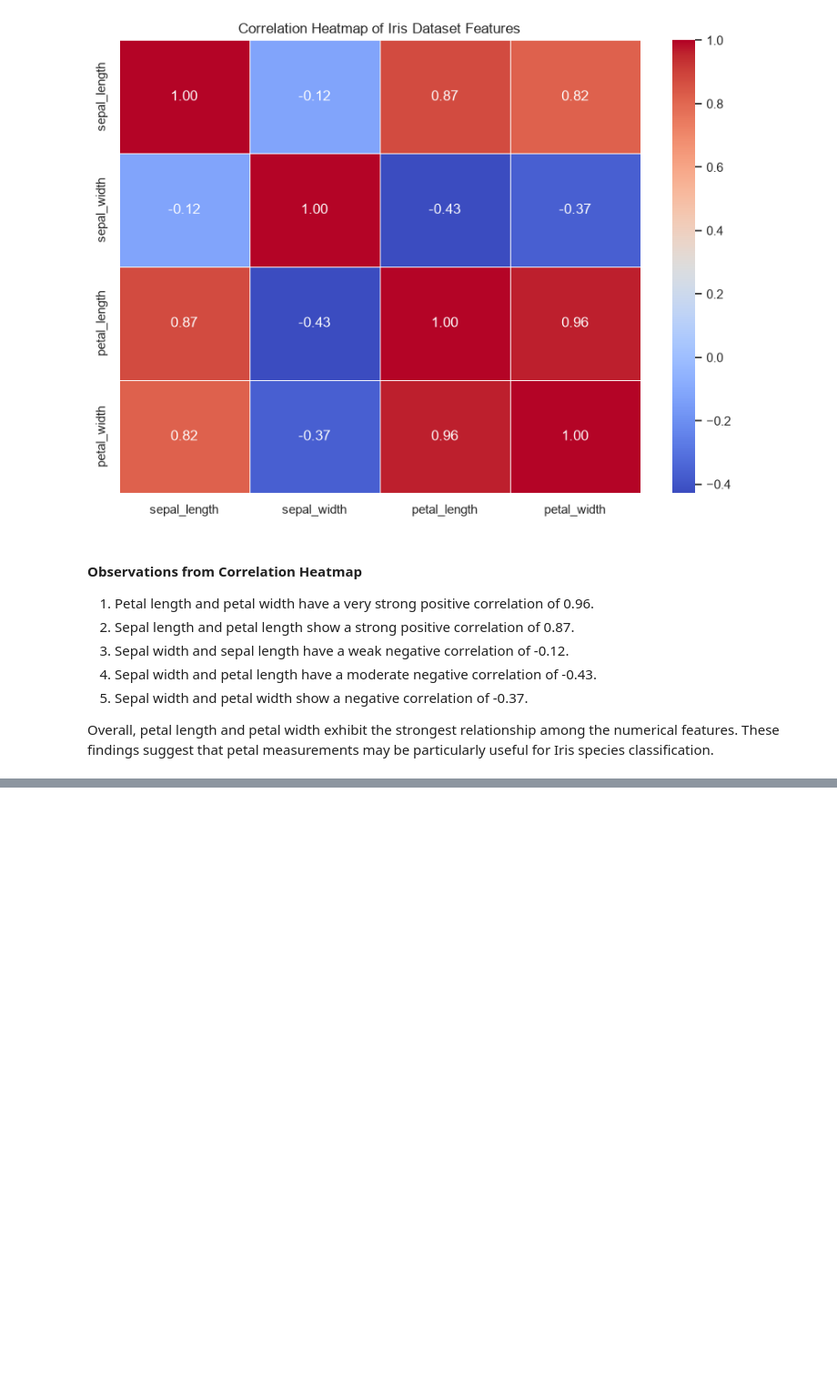
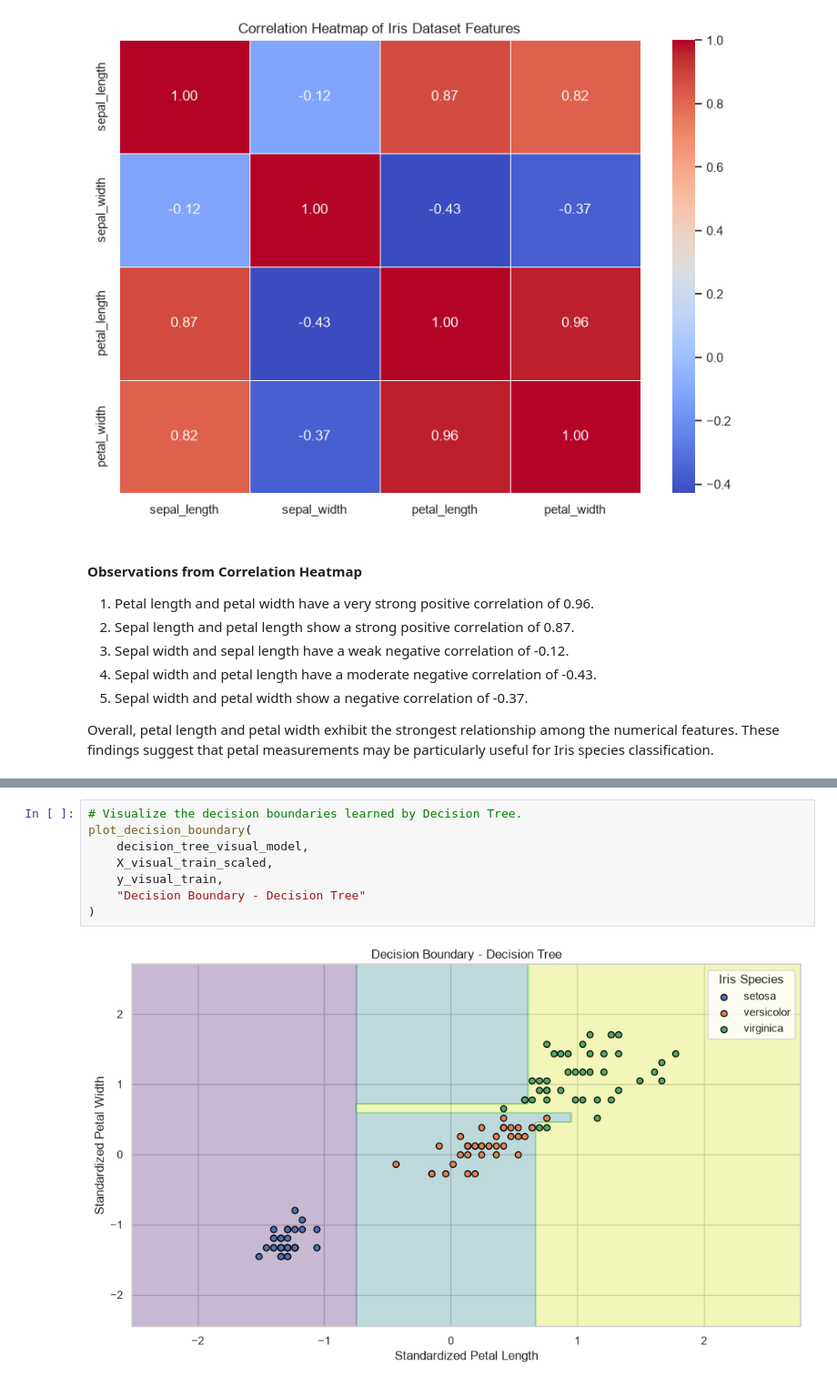
Before and after one commit to itsnatashasingh/Datheon_Python_Internship, a Jupyter notebook: Task_1_Iris_Classification/notebook/iris_classification.ipynb, the cells around one changed output, grey strips where cells are left out. Shown at 91% size. Drawn from its saved outputs; the diff is of its cells as text; blank space fills up the shorter version.

```diff
--- a/Task_1_Iris_Classification/notebook/iris_classification.ipynb
+++ b/Task_1_Iris_Classification/notebook/iris_classification.ipynb
@@ -345,0 +1023,10 @@ Overall, petal length and petal width exhibit the strongest relationship among t
+# %%
+# Visualize the decision boundaries learned by Decision Tree.
+plot_decision_boundary(
+    decision_tree_visual_model,
+    X_visual_train_scaled,
+    y_visual_train,
+    "Decision Boundary - Decision Tree"
+)
+# %% [output]
+[figure, added]
```
Also changed, not shown: parts of 47 cells of this notebook, 1 other file.
